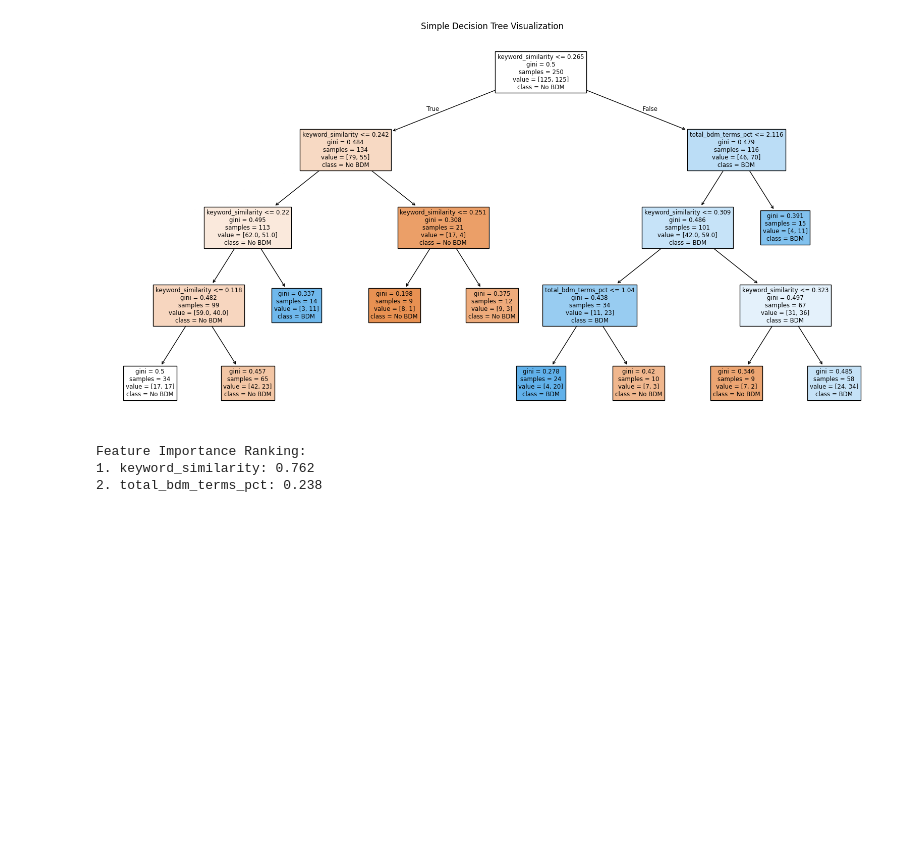
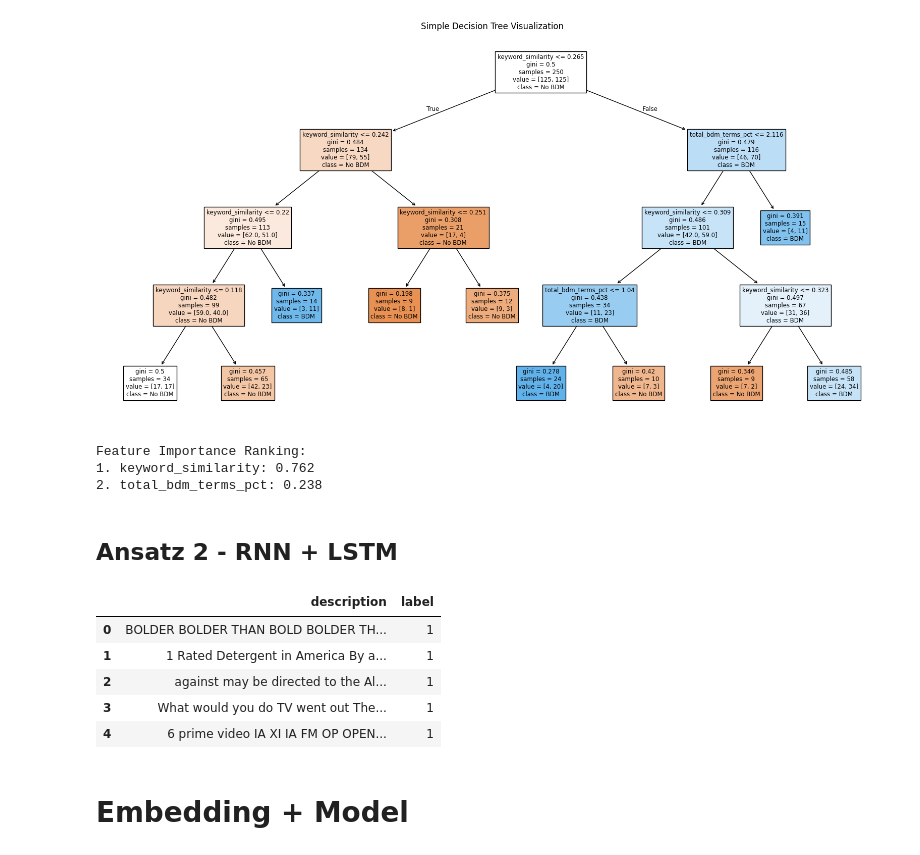
Before and after one commit to NilsLeo/Commercial-Brand-Differentiating-Message-Analysis, a Jupyter notebook: Neues_Projekt/BDM_Detection.ipynb, the cells around one changed output. Cells and saved outputs as stored; diff of their text form; code cells hidden in the pictures; blank space fills up the shorter version.

```diff
--- a/Neues_Projekt/BDM_Detection.ipynb
+++ b/Neues_Projekt/BDM_Detection.ipynb
@@ -976,10 +976,18 @@ Decision Tree Analysis:
 Feature Importance Ranking:
 1. keyword_similarity: 0.762
 2. total_bdm_terms_pct: 0.238
+# %% [markdown]
+## Ansatz 2 - RNN + LSTM
 # %%
 df = ad_df_balanced
 df = df[['transcript', 'BDM']]
 df = df.rename(columns={"transcript": "description", "BDM": "label"})
 df['label'] = df['label'].astype(int)
 df.head()
-df.to_csv('df.csv', index=False)
+# %% [output]
+|  | description | label |
+| 0 | BOLDER BOLDER THAN BOLD BOLDER TH... | 1 |
+| 1 | 1 Rated Detergent in America By a... | 1 |
+| 2 | against may be directed to the Al... | 1 |
+| 3 | What would you do TV went out The... | 1 |
+| 4 | 6 prime video IA XI IA FM OP OPEN... | 1 |
@@ -985,0 +1016,2 @@ df.to_csv('df.csv', index=False)
+# %% [markdown]
+# Embedding + Model
```
Also changed, not shown: parts of 11 cells of this notebook, 1 other file.
